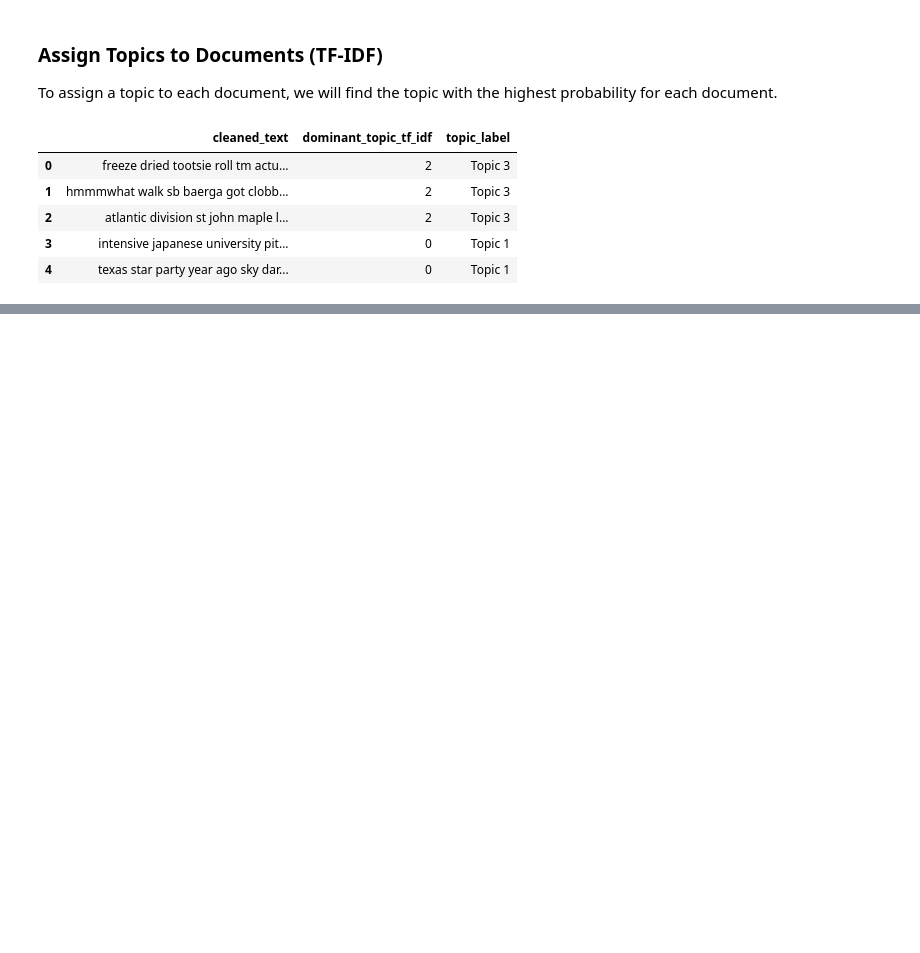
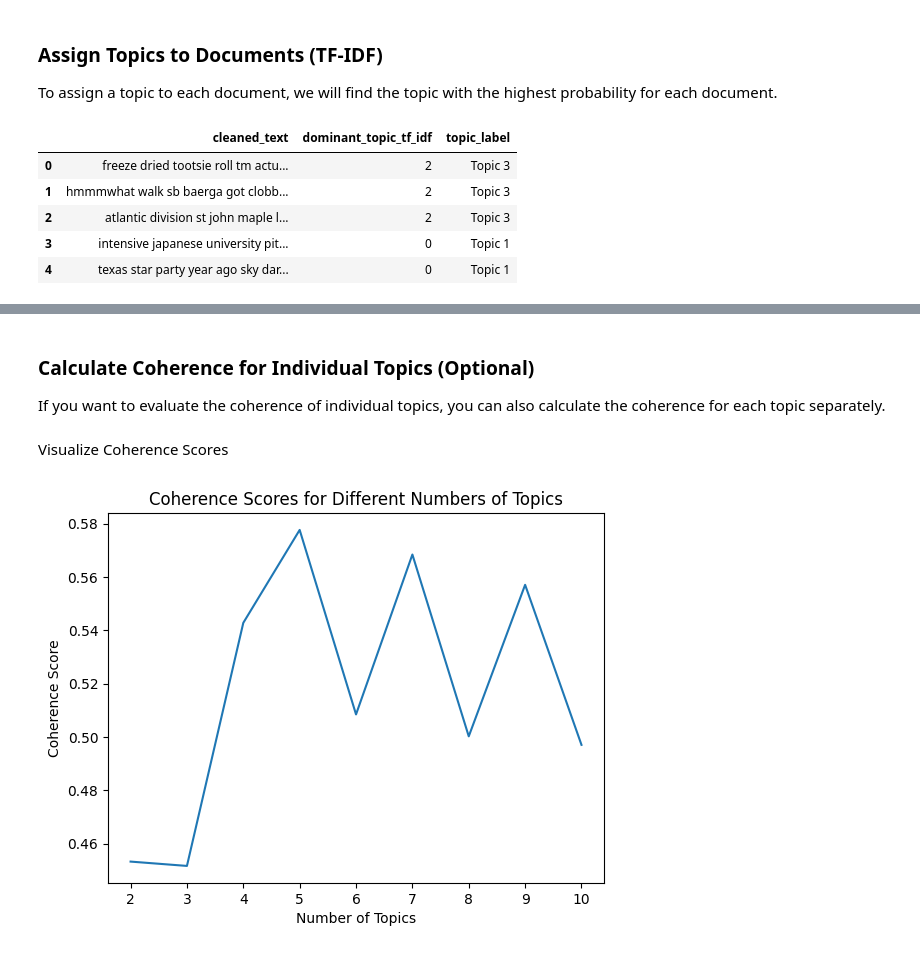
Before and after one commit to arifhaidari/NLP_exploration, a Jupyter notebook: topic_modeling_LDA/LDA_with_tf-idf_countvectorizer.ipynb, the cells around one changed output, grey strips where cells are left out. Drawn from its saved outputs; the diff is of its cells as text; code cells hidden in the pictures; blank space fills up the shorter version.

```diff
--- a/topic_modeling_LDA/preprocessing.ipynb
+++ b/topic_modeling_LDA/LDA_with_tf-idf_countvectorizer.ipynb
@@ -320,0 +364,12 @@ pyLDAvis.display(lda_vis)
+# %%
+from gensim.models import LdaModel
+
+# Set the number of topics (same as your previous LDA model)
+num_topics = 4
+
+# Train the LDA model with gensim
+lda_gensim = LdaModel(corpus, num_topics=num_topics, id2word=dictionary, passes=10)
+
+# Print the topics
+for idx, topic in lda_gensim.print_topics(num_words=10):
+    print(f"Topic #{idx + 1}: {topic}")
@@ -320,0 +384,10 @@ pyLDAvis.display(lda_vis)
+# %%
+from gensim.models import CoherenceModel
+
+# Create a coherence model
+coherence_model = CoherenceModel(model=lda_gensim, texts=data['tokens'], dictionary=dictionary, coherence='c_v')
+
+# Get the coherence score for the entire model
+coherence_score = coherence_model.get_coherence()
+
+print(f"Coherence Score: {coherence_score:.4f}")
@@ -320,0 +402,3 @@ pyLDAvis.display(lda_vis)
+# %% [markdown]
+### Calculate Coherence for Individual Topics (Optional)
+If you want to evaluate the coherence of individual topics, you can also calculate the coherence for each topic separately.
@@ -320,0 +410,22 @@ pyLDAvis.display(lda_vis)
+# %% [markdown]
+Visualize Coherence Scores
+# %%
+import matplotlib.pyplot as plt
+
+# Try different numbers of topics to find the best one
+topic_range = range(2, 11)
+coherence_scores = []
+
+for num_topics in topic_range:
+    lda_gensim = LdaModel(corpus, num_topics=num_topics, id2word=dictionary, passes=10)
+    coherence_model = CoherenceModel(model=lda_gensim, texts=data['tokens'], dictionary=dictionary, coherence='c_v')
+    coherence_scores.append(coherence_model.get_coherence())
+
+# Plot the coherence scores
+plt.plot(topic_range, coherence_scores)
+plt.xlabel("Number of Topics")
+plt.ylabel("Coherence Score")
+plt.title("Coherence Scores for Different Numbers of Topics")
+plt.show()
+# %% [output]
+[figure, added]
```
Also changed, not shown: parts of 9 cells of this notebook, 3 other files.
